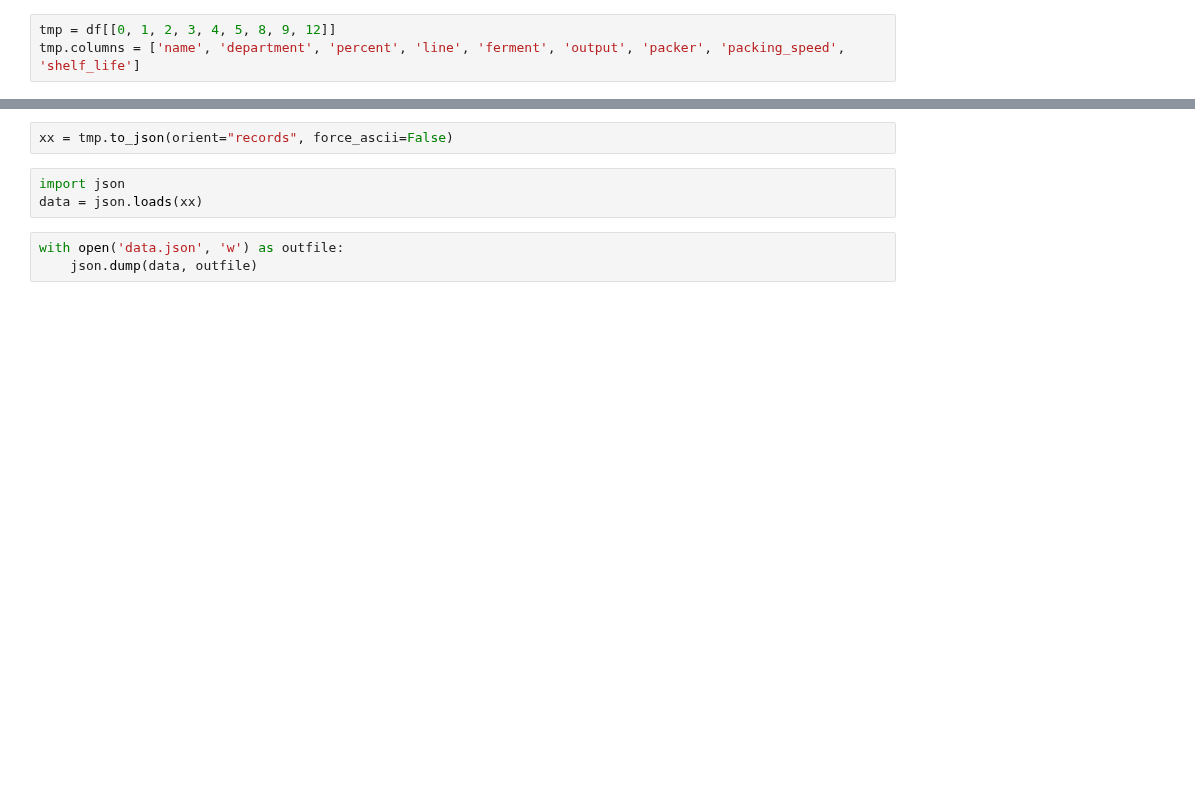
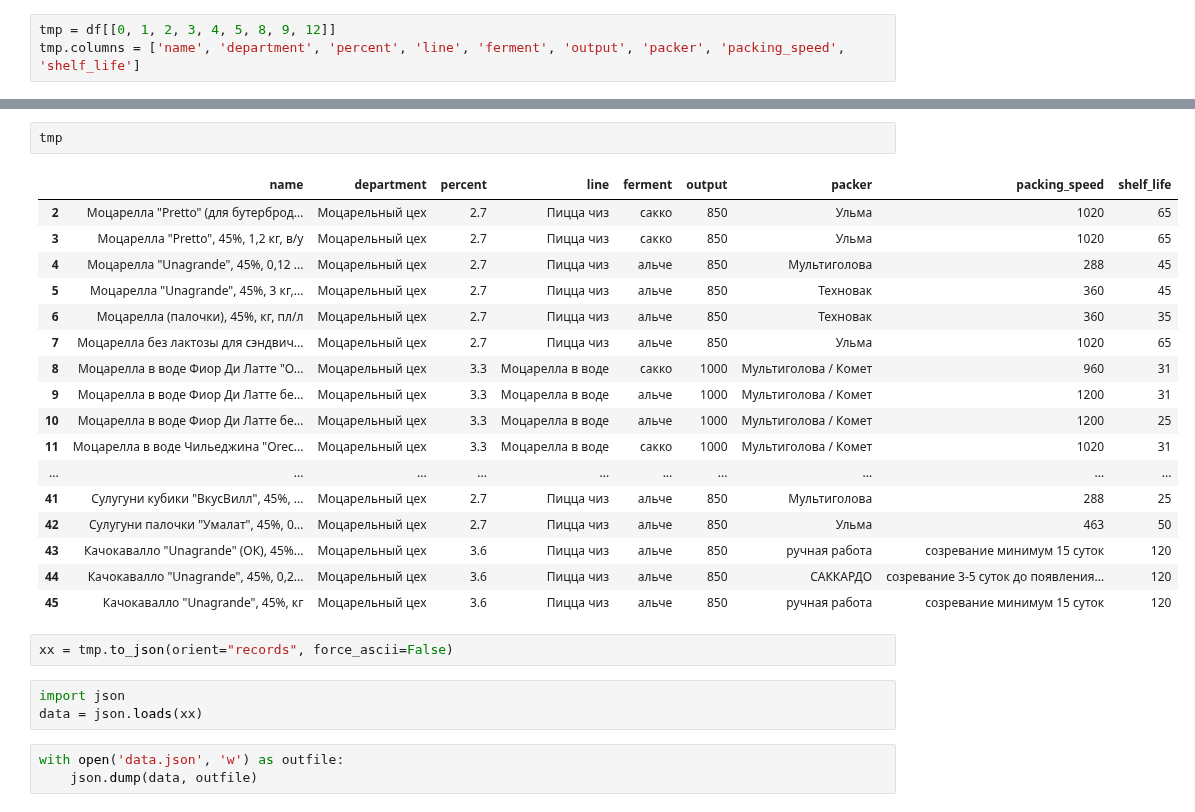
Before and after one commit to nkrokhmal/umalat, a Jupyter notebook: research/create_sku.ipynb, the cells around one changed output, grey strips where cells are left out. Cells and saved outputs as stored; diff of their text form; blank space fills up the shorter version.

```diff
--- a/research/create_sku.ipynb
+++ b/research/create_sku.ipynb
@@ -73,3 +54,23 @@ tmp.columns = ['name', 'department', 'percent', 'line', 'ferment', 'output', 'pa
+# %%
+tmp
+# %% [output]
+|  | name | department | percent | line | ferment | output | packer | packing_speed | shelf_life |
+| 2 | Моцарелла "Pretto" (для бутерброд... | Моцарельный цех | 2.7 | Пицца чиз | сакко | 850 | Ульма | 1020 | 65 |
+| 3 | Моцарелла "Pretto", 45%, 1,2 кг, в/у | Моцарельный цех | 2.7 | Пицца чиз | сакко | 850 | Ульма | 1020 | 65 |
+| 4 | Моцарелла "Unagrande", 45%, 0,12 ... | Моцарельный цех | 2.7 | Пицца чиз | альче | 850 | Мультиголова | 288 | 45 |
+| 5 | Моцарелла "Unagrande", 45%, 3 кг,... | Моцарельный цех | 2.7 | Пицца чиз | альче | 850 | Техновак | 360 | 45 |
+| 6 | Моцарелла (палочки), 45%, кг, пл/л | Моцарельный цех | 2.7 | Пицца чиз | альче | 850 | Техновак | 360 | 35 |
+| 7 | Моцарелла без лактозы для сэндвич... | Моцарельный цех | 2.7 | Пицца чиз | альче | 850 | Ульма | 1020 | 65 |
+| 8 | Моцарелла в воде Фиор Ди Латте "O... | Моцарельный цех | 3.3 | Моцарелла в воде | сакко | 1000 | Мультиголова / Комет | 960 | 31 |
+| 9 | Моцарелла в воде Фиор Ди Латте бе... | Моцарельный цех | 3.3 | Моцарелла в воде | альче | 1000 | Мультиголова / Комет | 1200 | 31 |
+| 10 | Моцарелла в воде Фиор Ди Латте бе... | Моцарельный цех | 3.3 | Моцарелла в воде | альче | 1000 | Мультиголова / Комет | 1200 | 25 |
+| 11 | Моцарелла в воде Чильеджина "Orec... | Моцарельный цех | 3.3 | Моцарелла в воде | сакко | 1000 | Мультиголова / Комет | 1020 | 31 |
+| ... | ... | ... | ... | ... | ... | ... | ... | ... | ... |
+| 41 | Сулугуни кубики "ВкусВилл", 45%, ... | Моцарельный цех | 2.7 | Пицца чиз | альче | 850 | Мультиголова | 288 | 25 |
+| 42 | Сулугуни палочки "Умалат", 45%, 0... | Моцарельный цех | 2.7 | Пицца чиз | альче | 850 | Ульма | 463 | 50 |
+| 43 | Качокавалло "Unagrande" (ОК), 45%... | Моцарельный цех | 3.6 | Пицца чиз | альче | 850 | ручная работа | созревание минимум 15 суток | 120 |
+| 44 | Качокавалло "Unagrande", 45%, 0,2... | Моцарельный цех | 3.6 | Пицца чиз | альче | 850 | САККАРДО | созревание 3-5 суток до появления... | 120 |
+| 45 | Качокавалло "Unagrande", 45%, кг | Моцарельный цех | 3.6 | Пицца чиз | альче | 850 | ручная работа | созревание минимум 15 суток | 120 |
 # %%
 xx = tmp.to_json(orient="records", force_ascii=False)
 # %%
```
Also changed, not shown: parts of 3 cells of this notebook, 7 other files.
